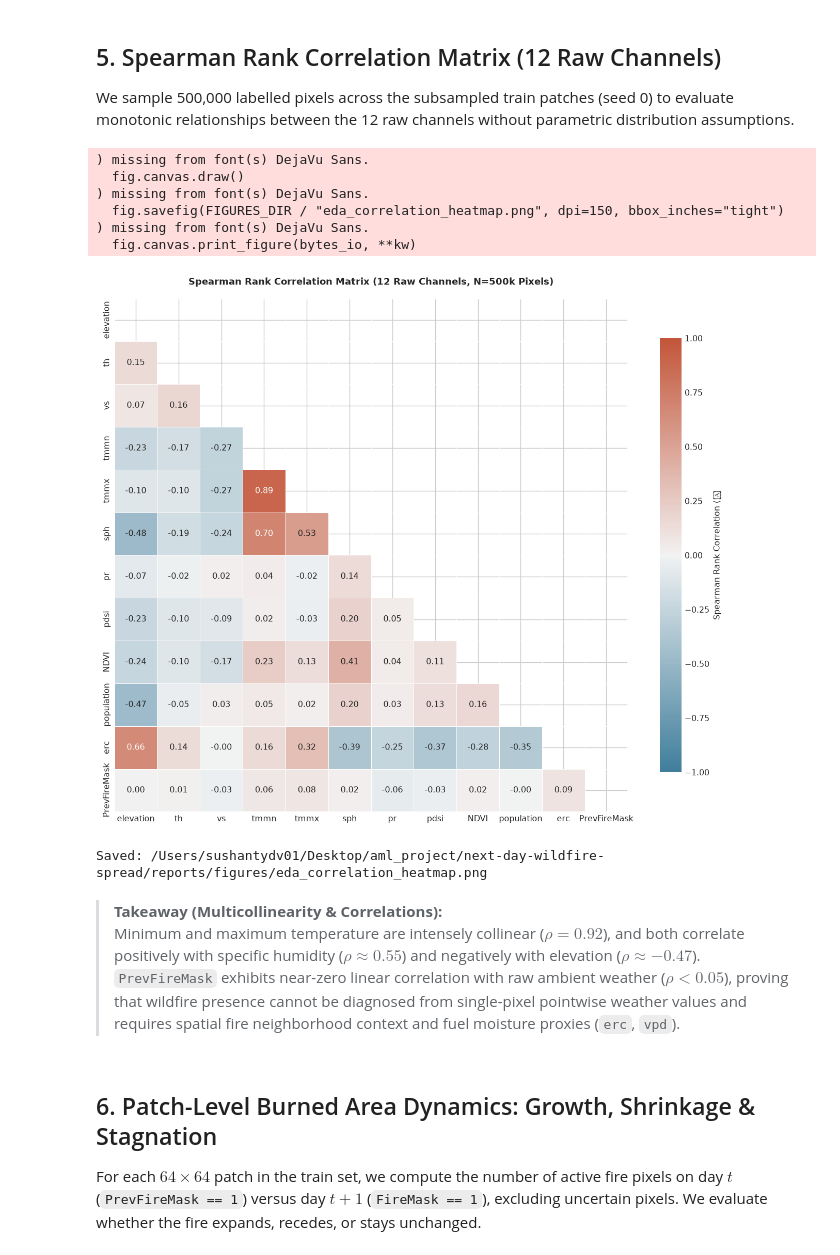
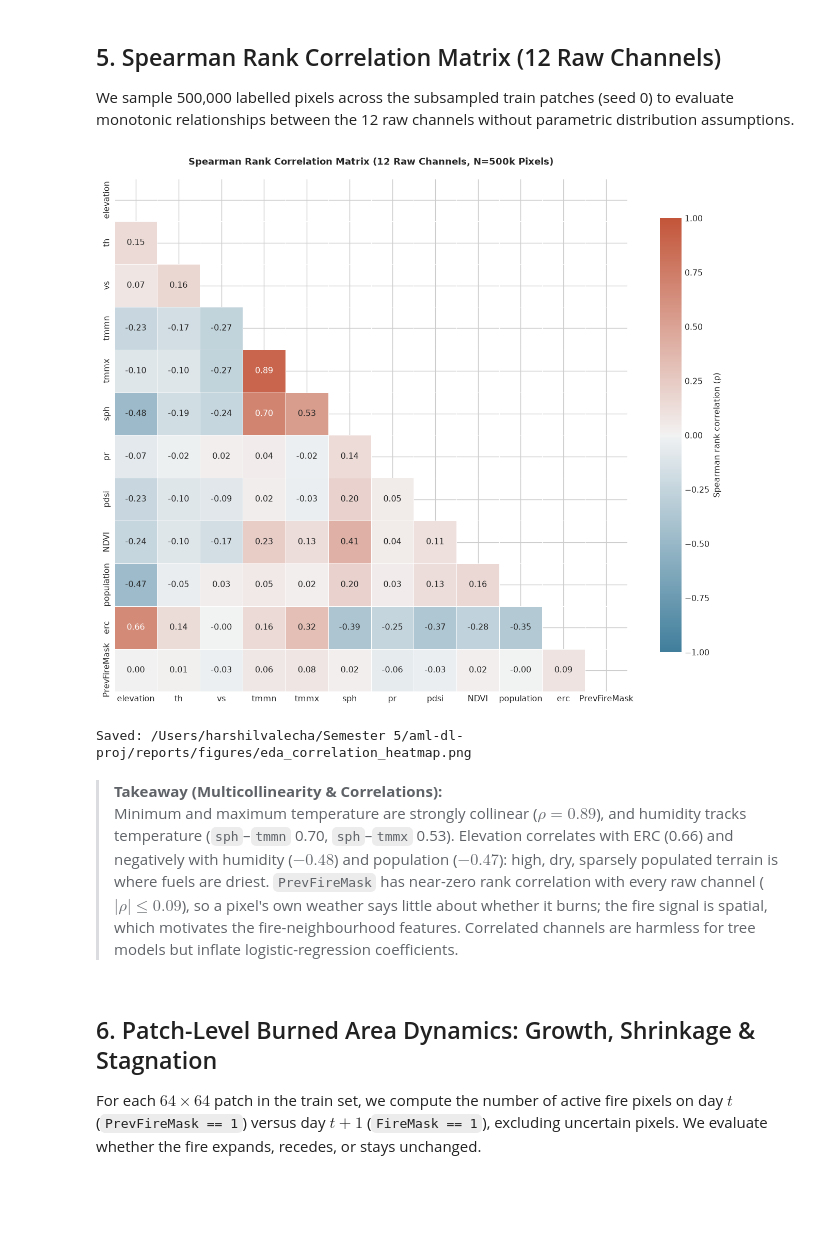
Before and after one commit to harshilv17/next-day-wildfire-spread, a Jupyter notebook: notebooks/01_eda.ipynb, the cells around one changed output. Saved outputs shown, nothing was run; the diff lists cells and outputs as text; code cells hidden in the pictures; blank space fills up the shorter version.

```diff
--- a/notebooks/01_eda.ipynb
+++ b/notebooks/01_eda.ipynb
@@ -298,45 +298,39 @@ for i, ch in enumerate(CHANNELS):
 
 df_corr = pd.DataFrame(channel_data)
 
 # Spearman rank correlation
 corr_spearman = df_corr.corr(method="spearman")
 
 fig, ax = plt.subplots(figsize=(10, 8.5))
 mask = np.triu(np.ones_like(corr_spearman, dtype=bool))
 cmap = sns.diverging_palette(230, 20, as_cmap=True)
 
 sns.heatmap(
     corr_spearman,
     mask=mask,
     cmap=cmap,
     vmax=1.0,
     vmin=-1.0,
     center=0,
     annot=True,
     fmt=".2f",
     square=True,
     linewidths=0.5,
-    cbar_kws={"shrink": 0.8, "label": "Spearman Rank Correlation (\rho)"},
+    cbar_kws={"shrink": 0.8, "label": "Spearman rank correlation (ρ)"},
     ax=ax
 )
 
 ax.set_title("Spearman Rank Correlation Matrix (12 Raw Channels, N=500k Pixels)", fontweight="bold", pad=15)
 plt.tight_layout()
 fig.savefig(FIGURES_DIR / "eda_correlation_heatmap.png", dpi=150, bbox_inches="tight")
 plt.show()
 print(f"Saved: {FIGURES_DIR / 'eda_correlation_heatmap.png'}")
 # %% [output]
+[figure]
-) missing from font(s) DejaVu Sans.
-  fig.canvas.draw()
-) missing from font(s) DejaVu Sans.
-  fig.savefig(FIGURES_DIR / "eda_correlation_heatmap.png", dpi=150, bbox_inches="tight")
-) missing from font(s) DejaVu Sans.
-  fig.canvas.print_figure(bytes_io, **kw)
+Saved: /Users/harshilvalecha/Semester 5/aml-dl-proj/reports/figures/eda_correlation_heatmap.png
-[figure]
-Saved: /Users/sushantydv01/Desktop/aml_project/next-day-wildfire-spread/reports/figures/eda_correlation_heatmap.png
 # %% [markdown]
 > **Takeaway (Multicollinearity & Correlations):**
-> Minimum and maximum temperature are intensely collinear ($\rho = 0.92$), and both correlate positively with specific humidity ($\rho \approx 0.55$) and negatively with elevation ($\rho \approx -0.47$). `PrevFireMask` exhibits near-zero linear correlation with raw ambient weather ($\rho < 0.05$), proving that wildfire presence cannot be diagnosed from single-pixel pointwise weather values and requires spatial fire neighborhood context and fuel moisture proxies (`erc`, `vpd`).
+> Minimum and maximum temperature are strongly collinear ($\rho = 0.89$), and humidity tracks temperature (`sph`–`tmmn` 0.70, `sph`–`tmmx` 0.53). Elevation correlates with ERC (0.66) and negatively with humidity ($-0.48$) and population ($-0.47$): high, dry, sparsely populated terrain is where fuels are driest. `PrevFireMask` has near-zero rank correlation with every raw channel ($|\rho| \le 0.09$), so a pixel's own weather says little about whether it burns; the fire signal is spatial, which motivates the fire-neighbourhood features. Correlated channels are harmless for tree models but inflate logistic-regression coefficients.
 # %% [markdown]
 ## 6. Patch-Level Burned Area Dynamics: Growth, Shrinkage & Stagnation
 For each $64 \times 64$ patch in the train set, we compute the number of active fire pixels on day $t$ (`PrevFireMask == 1`) versus day $t+1$ (`FireMask == 1`), excluding uncertain pixels. We evaluate whether the fire expands, recedes, or stays unchanged.
```
Also changed, not shown: parts of 9 cells of this notebook, 3 other files.
